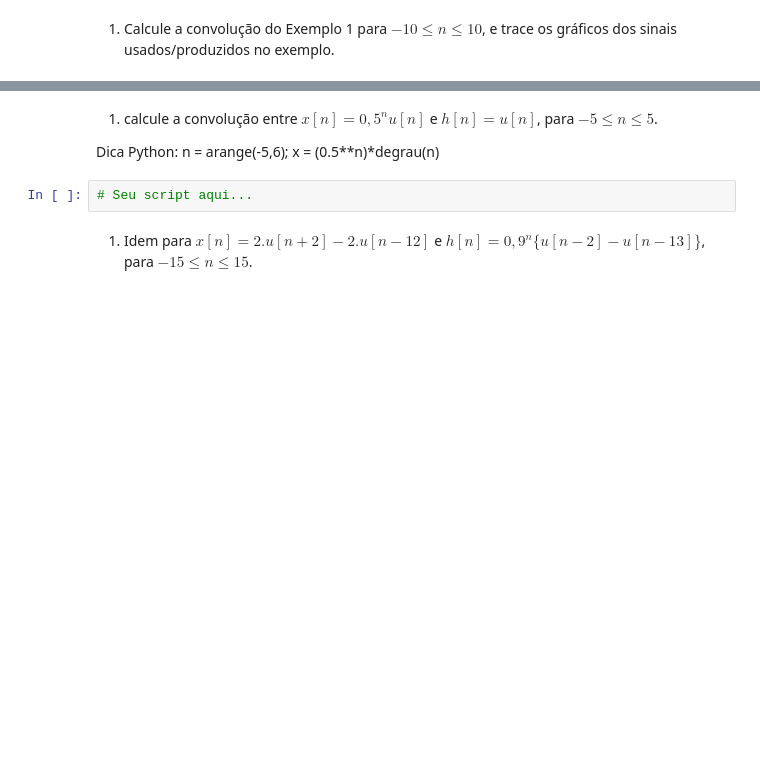
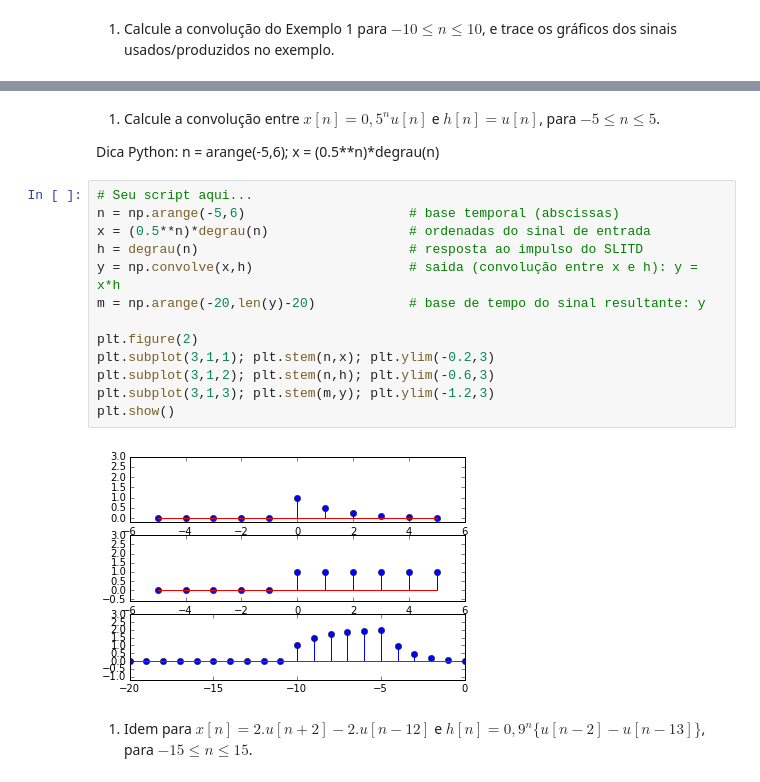
Before and after one commit to kaw19/linear_systems, a Jupyter notebook: 02 conv/SL_Lab_02_Convolucao.ipynb, the cells around one changed output, grey strips where cells are left out. Saved outputs shown, nothing was run; the diff lists cells and outputs as text; blank space fills up the shorter version.

```diff
--- a/02 conv/SL_Lab_02_Convolucao.ipynb
+++ b/02 conv/SL_Lab_02_Convolucao.ipynb
@@ -198,10 +215,23 @@ plt.show()
 # %% [markdown]
-<ol><li value=2>calcule a convolução entre $x[n]=0,5^nu[n]$ e $h[n]=u[n]$, para $-5 \leq n \leq 5$.
+<ol><li value=2>Calcule a convolução entre $x[n]=0,5^nu[n]$ e $h[n]=u[n]$, para $-5 \leq n \leq 5$.
 </ol>
 
 Dica Python:	<span style="font-family:Courier New; font-size:1.em;">n = arange(-5,6); x = (0.5\*\*n)\*degrau(n)</span>
-# %%
-# Seu script aqui...
+# %%
+# Seu script aqui...
+n = np.arange(-5,6)                     # base temporal (abscissas)
+x = (0.5**n)*degrau(n)                  # ordenadas do sinal de entrada
+h = degrau(n)                           # resposta ao impulso do SLITD
+y = np.convolve(x,h)                    # saida (convolução entre x e h): y = x*h
+m = np.arange(-20,len(y)-20)            # base de tempo do sinal resultante: y
+
+plt.figure(2)
+plt.subplot(3,1,1); plt.stem(n,x); plt.ylim(-0.2,3)
+plt.subplot(3,1,2); plt.stem(n,h); plt.ylim(-0.6,3)
+plt.subplot(3,1,3); plt.stem(m,y); plt.ylim(-1.2,3)
+plt.show()
+# %% [output]
+[figure, added]
 # %% [markdown]
 <ol><li value=3>Idem para $x[n]=2.u[n+2]-2.u[n-12]$ e $h[n]=0,9^n\{u[n-2]-u[n-13]\}$, para $-15 \leq n \leq 15$.</ol>
 # %%
```
Also changed, not shown: parts of 27 cells of this notebook.
